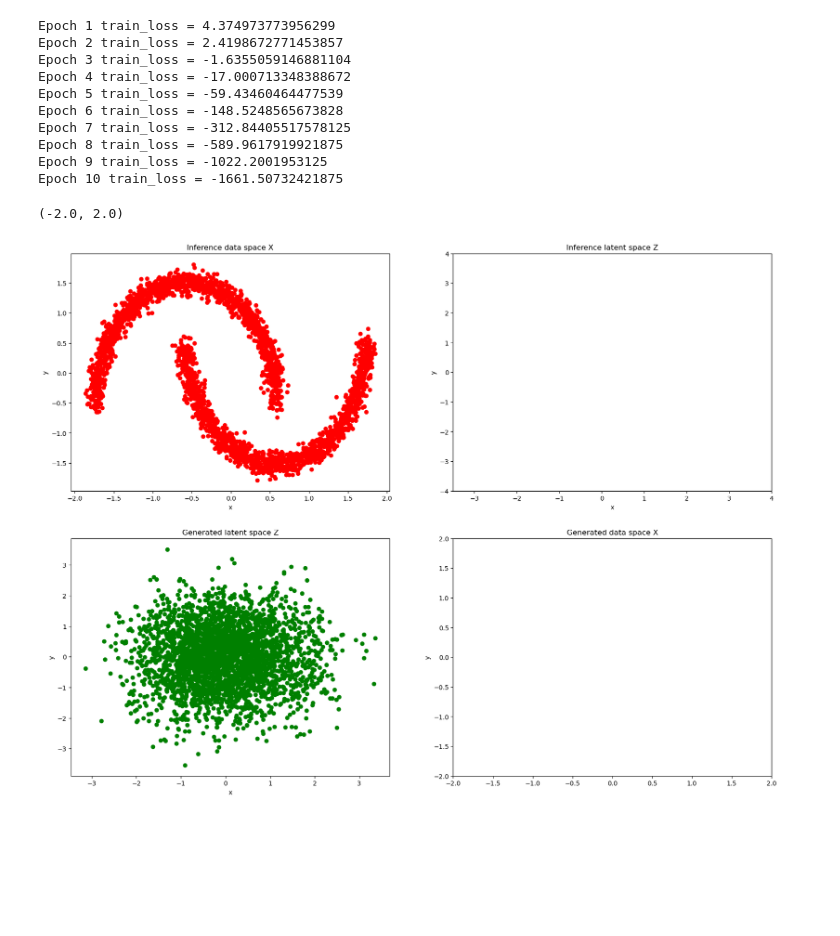
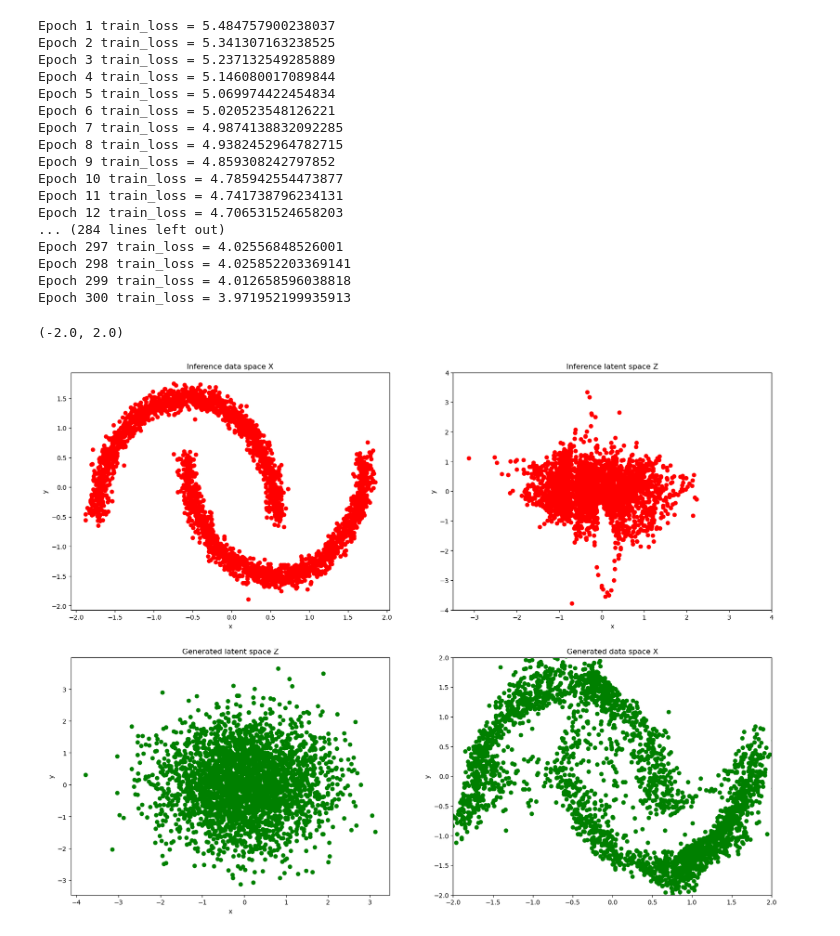
Before and after one commit to Prat2000/Learning_Hamiltonian, a Jupyter notebook: toy_rnvp.ipynb, the cells around one changed output. Cells and saved outputs as stored; diff of their text form; code cells hidden in the pictures; blank space fills up the shorter version.

```diff
--- a/toy_rnvp.ipynb
+++ b/toy_rnvp.ipynb
@@ -112,4 +111,3 @@ plt.show()
 # %%
-train_data = tf.data.Dataset.from_tensor_slices(norm_data).batch(20)
-optimizer = tf.keras.optimizers.legacy.Adam(learning_rate=1e-4)
+train_data = tf.data.Dataset.from_tensor_slices(norm_data).batch(256)
 loss_tracker = tf.keras.metrics.Mean(name="loss")
@@ -118,3 +114,6 @@ model = RealNVP(2, 2)
+# %%
+model = RealNVP(6, 2)
+model.compile(optimizer=tf.keras.optimizers.Adam(learning_rate=1e-4))
 # %%
 # res_data = tf.expand_dims(norm_data[0],axis=1)
 # print(res_data.get_shape())
@@ -130,5 +129,5 @@ tf.Tensor([-3.7630267 -3.54636   -3.038066 ], shape=(3,), dtype=float32)
 # %%
-epochs = 10
+epochs = 300
 
 for e in range(epochs):
     losses = []
@@ -137,46 +136,53 @@ for e in range(epochs):
             loss = model.log_loss(batch, forward=False)
 
         grad = tape.gradient(loss, model.trainable_variables)
-        optimizer.apply_gradients(zip(grad, model.trainable_variables))
+        model.optimizer.apply_gradients(zip(grad, model.trainable_variables))
         loss_tracker.update_state(loss)
         losses.append(loss)
 
     train_loss = np.mean(np.array(losses))
     print(f'Epoch {e+1} train_loss = {train_loss}')
 # %% [output]
-Epoch 1 train_loss = 4.374973773956299
-Epoch 2 train_loss = 2.4198672771453857
-Epoch 3 train_loss = -1.6355059146881104
-Epoch 4 train_loss = -17.000713348388672
-Epoch 5 train_loss = -59.43460464477539
-Epoch 6 train_loss = -148.5248565673828
-Epoch 7 train_loss = -312.84405517578125
-Epoch 8 train_loss = -589.9617919921875
-Epoch 9 train_loss = -1022.2001953125
-Epoch 10 train_loss = -1661.50732421875
+Epoch 1 train_loss = 5.484757900238037
+Epoch 2 train_loss = 5.341307163238525
+Epoch 3 train_loss = 5.237132549285889
+Epoch 4 train_loss = 5.146080017089844
+Epoch 5 train_loss = 5.069974422454834
+Epoch 6 train_loss = 5.020523548126221
+Epoch 7 train_loss = 4.9874138832092285
+Epoch 8 train_loss = 4.9382452964782715
+Epoch 9 train_loss = 4.859308242797852
+Epoch 10 train_loss = 4.785942554473877
+Epoch 11 train_loss = 4.741738796234131
+Epoch 12 train_loss = 4.706531524658203
+... (284 lines left out)
+Epoch 297 train_loss = 4.02556848526001
+Epoch 298 train_loss = 4.025852203369141
+Epoch 299 train_loss = 4.012658596038818
+Epoch 300 train_loss = 3.971952199935913
 # %%
 # From data to latent space.
 z, _ = model(norm_data, forward=False)
 
 # From latent space to data.
 samples = tf.cast(model.Rz.sample(3000),dtype=tf.float32)
-x = model.reverse_flow(samples)
+x = model.forward_flow(samples)
 
 f, axes = plt.subplots(2, 2)
 f.set_size_inches(20, 15)
 
 axes[0, 0].scatter(norm_data[:, 0], norm_data[:, 1], color="r")
 axes[0, 0].set(title="Inference data space X", xlabel="x", ylabel="y")
 axes[0, 1].scatter(z[:, 0], z[:, 1], color="r")
 axes[0, 1].set(title="Inference latent space Z", xlabel="x", ylabel="y")
 axes[0, 1].set_xlim([-3.5, 4])
 axes[0, 1].set_ylim([-4, 4])
 axes[1, 0].scatter(samples[:, 0], samples[:, 1], color="g")
 axes[1, 0].set(title="Generated latent space Z", xlabel="x", ylabel="y")
 axes[1, 1].scatter(x[:, 0], x[:, 1], color="g")
 axes[1, 1].set(title="Generated data space X", label="x", ylabel="y")
 axes[1, 1].set_xlim([-2, 2])
 axes[1, 1].set_ylim([-2, 2])
 # %% [output]
 (-2.0, 2.0)
-[figure, old version]
+[figure, new version]
```
Also changed, not shown: parts of 5 cells of this notebook, 1 other file.
